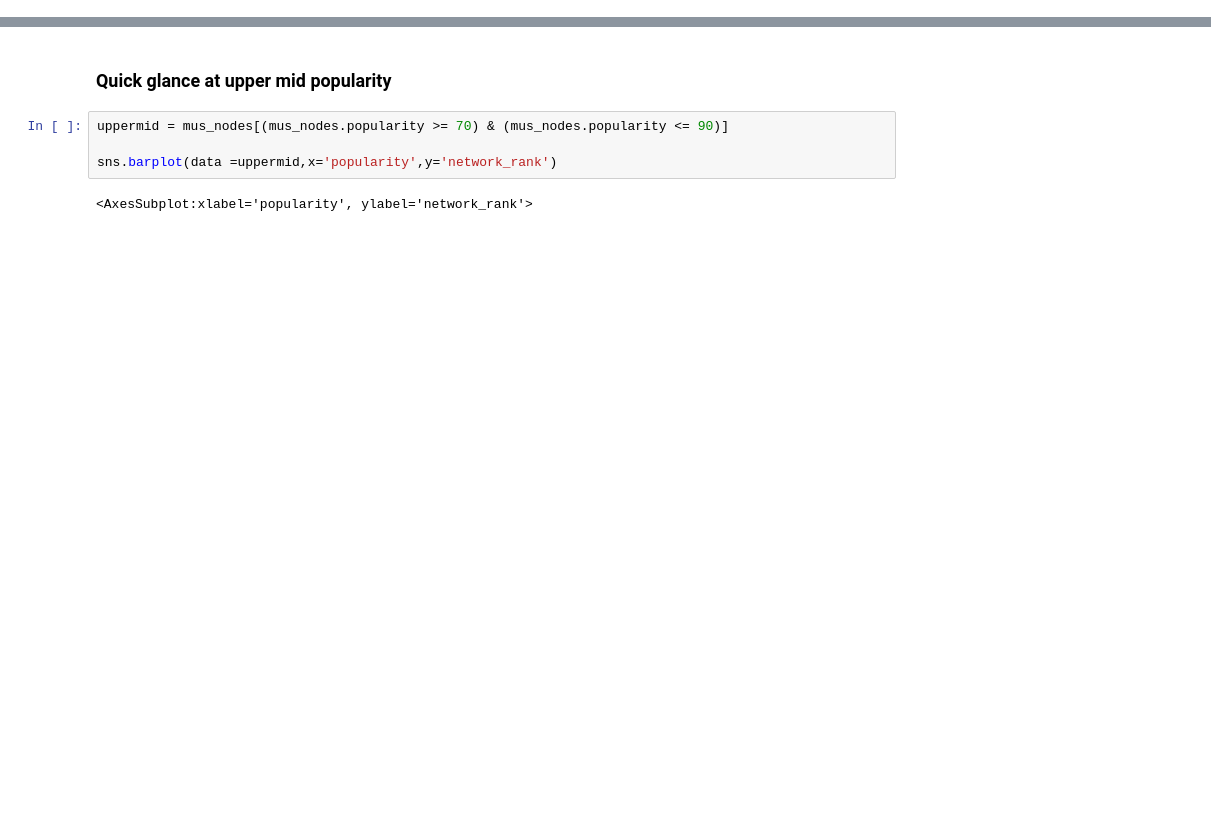
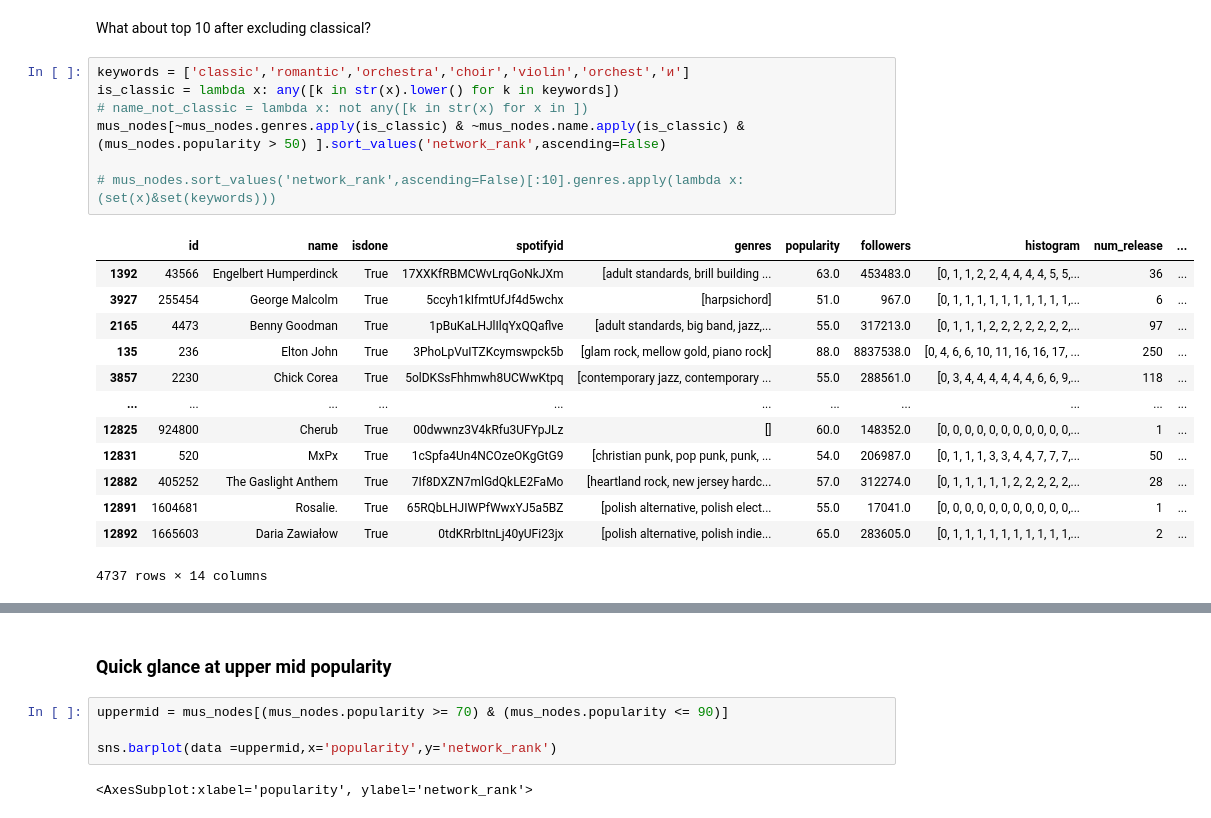
Before and after one commit to inwonakng/musicians-network, a Jupyter notebook: feature_corel.ipynb, the cells around one changed output, grey strips where cells are left out. Cells and saved outputs as stored; diff of their text form; blank space fills up the shorter version.

```diff
--- a/feature_corel.ipynb
+++ b/feature_corel.ipynb
@@ -23,0 +29,23 @@ read in data
+# %% [markdown]
+What about top 10 after excluding classical?
+# %%
+keywords = ['classic','romantic','orchestra','choir','violin','orchest','и']
+is_classic = lambda x: any([k in str(x).lower() for k in keywords])
+# name_not_classic = lambda x: not any([k in str(x) for x in ])
+mus_nodes[~mus_nodes.genres.apply(is_classic) & ~mus_nodes.name.apply(is_classic) & (mus_nodes.popularity > 50) ].sort_values('network_rank',ascending=False)
+
+# mus_nodes.sort_values('network_rank',ascending=False)[:10].genres.apply(lambda x: (set(x)&set(keywords)))
+# %% [output]
+|  | id | name | isdone | spotifyid | genres | popularity | followers | histogram | num_release | ... |
+| 1392 | 43566 | Engelbert Humperdinck | True | 17XXKfRBMCWvLrqGoNkJXm | [adult standards, brill building ... | 63.0 | 453483.0 | [0, 1, 1, 2, 2, 4, 4, 4, 4, 5, 5,... | 36 | ... |
+| 3927 | 255454 | George Malcolm | True | 5ccyh1kIfmtUfJf4d5wchx | [harpsichord] | 51.0 | 967.0 | [0, 1, 1, 1, 1, 1, 1, 1, 1, 1, 1,... | 6 | ... |
+| 2165 | 4473 | Benny Goodman | True | 1pBuKaLHJlIlqYxQQaflve | [adult standards, big band, jazz,... | 55.0 | 317213.0 | [0, 1, 1, 1, 2, 2, 2, 2, 2, 2, 2,... | 97 | ... |
+| 135 | 236 | Elton John | True | 3PhoLpVuITZKcymswpck5b | [glam rock, mellow gold, piano rock] | 88.0 | 8837538.0 | [0, 4, 6, 6, 10, 11, 16, 16, 17, ... | 250 | ... |
+| 3857 | 2230 | Chick Corea | True | 5olDKSsFhhmwh8UCWwKtpq | [contemporary jazz, contemporary ... | 55.0 | 288561.0 | [0, 3, 4, 4, 4, 4, 4, 4, 6, 6, 9,... | 118 | ... |
+| ... | ... | ... | ... | ... | ... | ... | ... | ... | ... | ... |
+| 12825 | 924800 | Cherub | True | 00dwwnz3V4kRfu3UFYpJLz | [] | 60.0 | 148352.0 | [0, 0, 0, 0, 0, 0, 0, 0, 0, 0, 0,... | 1 | ... |
+| 12831 | 520 | MxPx | True | 1cSpfa4Un4NCOzeOKgGtG9 | [christian punk, pop punk, punk, ... | 54.0 | 206987.0 | [0, 1, 1, 1, 3, 3, 4, 4, 7, 7, 7,... | 50 | ... |
+| 12882 | 405252 | The Gaslight Anthem | True | 7If8DXZN7mlGdQkLE2FaMo | [heartland rock, new jersey hardc... | 57.0 | 312274.0 | [0, 1, 1, 1, 1, 1, 2, 2, 2, 2, 2,... | 28 | ... |
+| 12891 | 1604681 | Rosalie. | True | 65RQbLHJIWPfWwxYJ5a5BZ | [polish alternative, polish elect... | 55.0 | 17041.0 | [0, 0, 0, 0, 0, 0, 0, 0, 0, 0, 0,... | 1 | ... |
+| 12892 | 1665603 | Daria Zawiałow | True | 0tdKRrbItnLj40yUFi23jx | [polish alternative, polish indie... | 65.0 | 283605.0 | [0, 1, 1, 1, 1, 1, 1, 1, 1, 1, 1,... | 2 | ... |
+4737 rows × 14 columns
```
Also changed, not shown: parts of 11 cells of this notebook, 24 other files.
